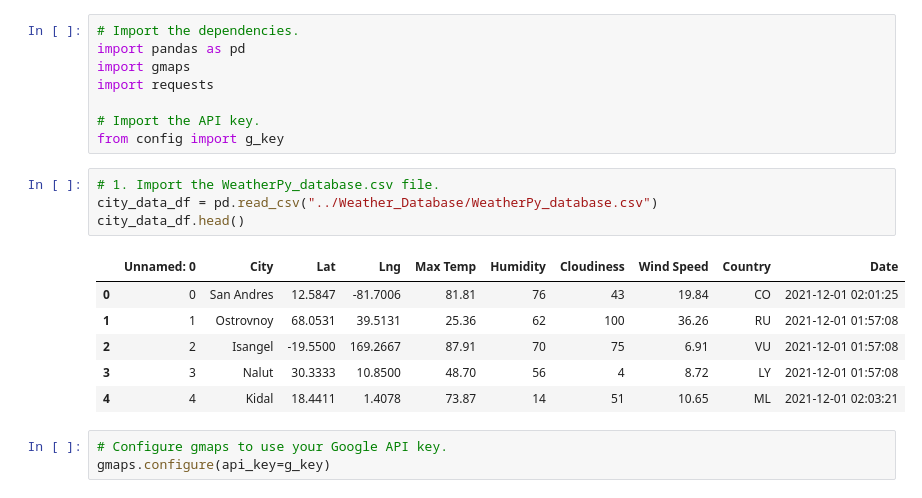
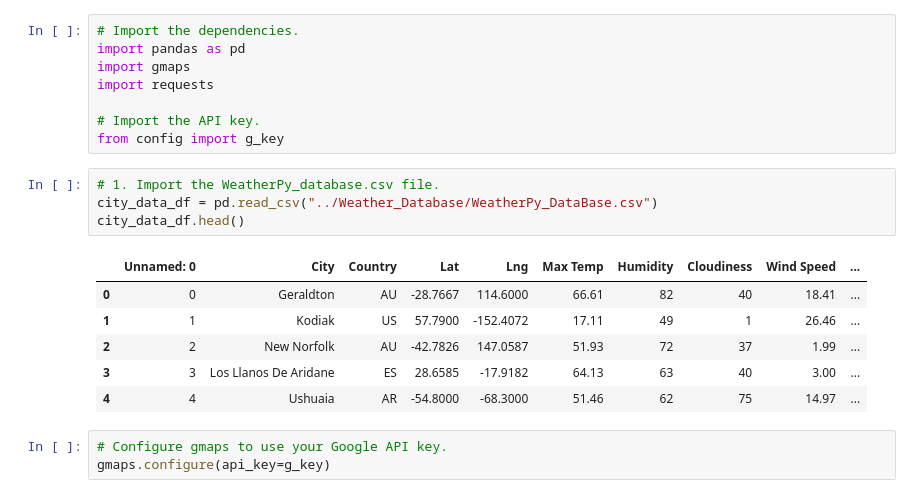
Before and after one commit to ianhernandezz/World_Weather_Analysis, a Jupyter notebook: Vacation_Search_starter_code.ipynb, the cells around one changed output. Saved outputs shown, nothing was run; the diff lists cells and outputs as text.

```diff
--- a/Vacation_Search_starter_code.ipynb
+++ b/Vacation_Search_starter_code.ipynb
@@ -10,15 +10,15 @@ import requests
 from config import g_key
 # %%
 # 1. Import the WeatherPy_database.csv file.
-city_data_df = pd.read_csv("../Weather_Database/WeatherPy_database.csv")
+city_data_df = pd.read_csv("../Weather_Database/WeatherPy_DataBase.csv")
 city_data_df.head()
 # %% [output]
-|  | Unnamed: 0 | City | Lat | Lng | Max Temp | Humidity | Cloudiness | Wind Speed | Country | Date |
-| 0 | 0 | San Andres | 12.5847 | -81.7006 | 81.81 | 76 | 43 | 19.84 | CO | 2021-12-01 02:01:25 |
-| 1 | 1 | Ostrovnoy | 68.0531 | 39.5131 | 25.36 | 62 | 100 | 36.26 | RU | 2021-12-01 01:57:08 |
-| 2 | 2 | Isangel | -19.5500 | 169.2667 | 87.91 | 70 | 75 | 6.91 | VU | 2021-12-01 01:57:08 |
-| 3 | 3 | Nalut | 30.3333 | 10.8500 | 48.70 | 56 | 4 | 8.72 | LY | 2021-12-01 01:57:08 |
-| 4 | 4 | Kidal | 18.4411 | 1.4078 | 73.87 | 14 | 51 | 10.65 | ML | 2021-12-01 02:03:21 |
+|  | Unnamed: 0 | City | Country | Lat | Lng | Max Temp | Humidity | Cloudiness | Wind Speed | ... |
+| 0 | 0 | Geraldton | AU | -28.7667 | 114.6000 | 66.61 | 82 | 40 | 18.41 | ... |
+| 1 | 1 | Kodiak | US | 57.7900 | -152.4072 | 17.11 | 49 | 1 | 26.46 | ... |
+| 2 | 2 | New Norfolk | AU | -42.7826 | 147.0587 | 51.93 | 72 | 37 | 1.99 | ... |
+| 3 | 3 | Los Llanos De Aridane | ES | 28.6585 | -17.9182 | 64.13 | 63 | 40 | 3.00 | ... |
+| 4 | 4 | Ushuaia | AR | -54.8000 | -68.3000 | 51.46 | 62 | 75 | 14.97 | ... |
 # %%
 # Configure gmaps to use your Google API key.
 gmaps.configure(api_key=g_key)
```
Also changed, not shown: parts of 7 cells of this notebook, 4 other files.
